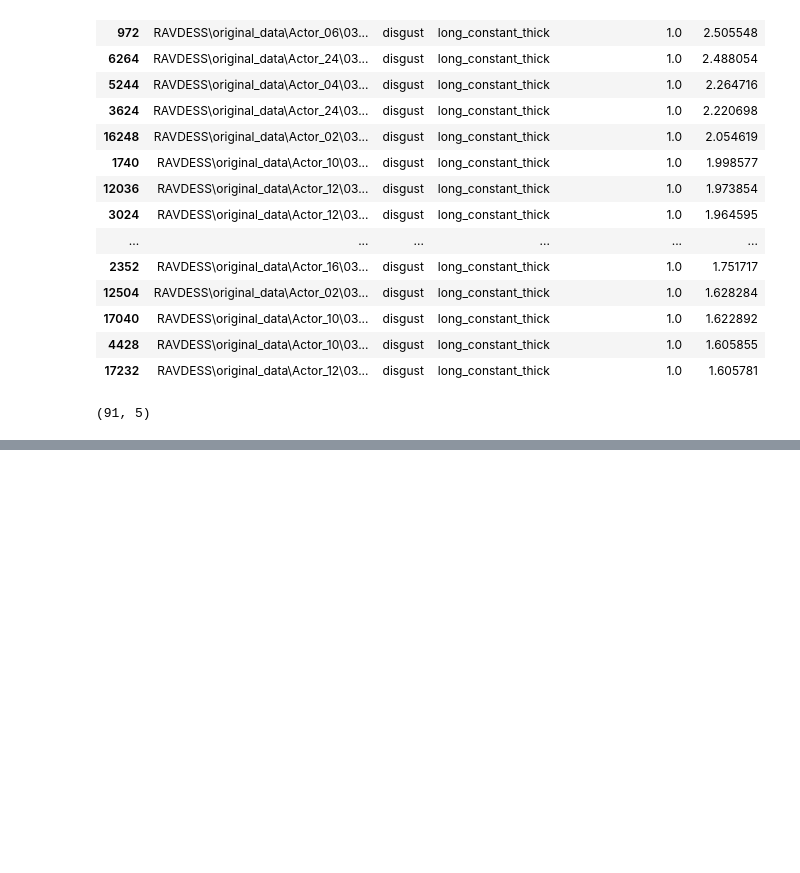
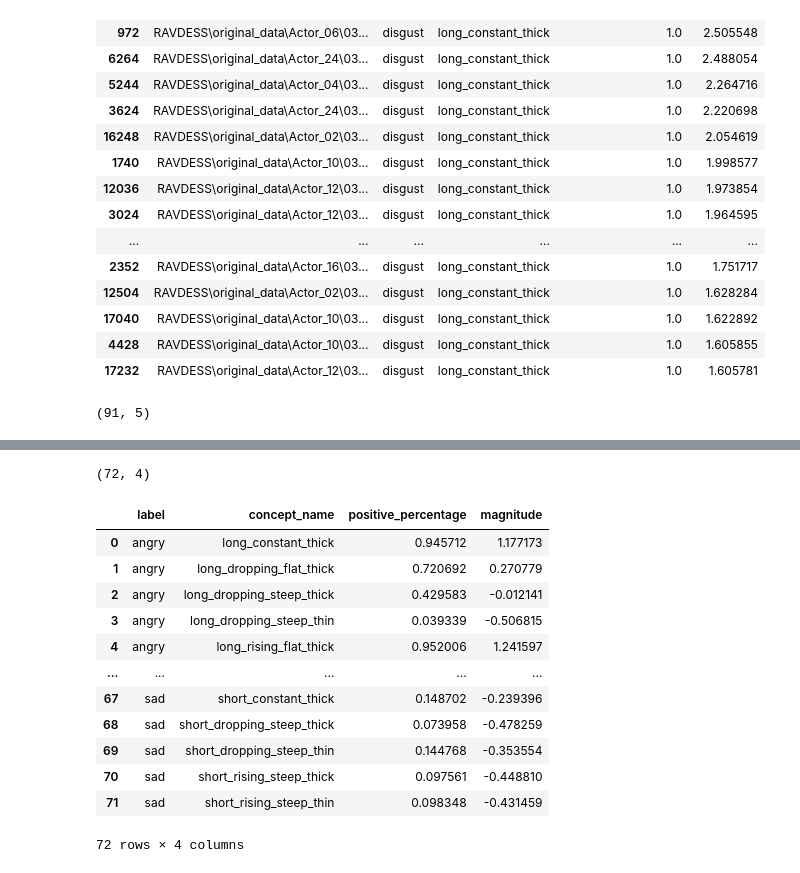
Before and after one commit to Ely6899/Audio_processing_project, a Jupyter notebook: Models/SentimentAnalysis/data_examination.ipynb, the cells around one changed output, grey strips where cells are left out. Saved outputs shown, nothing was run; the diff lists cells and outputs as text; code cells hidden in the pictures; blank space fills up the shorter version.

```diff
--- a/Models/SentimentAnalysis/data_examination.ipynb
+++ b/Models/SentimentAnalysis/data_examination.ipynb
@@ -343,0 +416,24 @@ df_merged.shape
+# %%
+# get the average positive_percentage and magnitude per label and concept_name
+df_groupby = df_merged.groupby(['label', 'concept_name']).agg({'positive_percentage': 'mean', 'magnitude': 'mean'}).reset_index()
+
+df_groupby.head(20)
+df_groupby.shape
+# %% [output]
+(72, 4)
+# %%
+df_groupby
+# %% [output]
+|  | label | concept_name | positive_percentage | magnitude |
+| 0 | angry | long_constant_thick | 0.945712 | 1.177173 |
+| 1 | angry | long_dropping_flat_thick | 0.720692 | 0.270779 |
+| 2 | angry | long_dropping_steep_thick | 0.429583 | -0.012141 |
+| 3 | angry | long_dropping_steep_thin | 0.039339 | -0.506815 |
+| 4 | angry | long_rising_flat_thick | 0.952006 | 1.241597 |
+| ... | ... | ... | ... | ... |
+| 67 | sad | short_constant_thick | 0.148702 | -0.239396 |
+| 68 | sad | short_dropping_steep_thick | 0.073958 | -0.478259 |
+| 69 | sad | short_dropping_steep_thin | 0.144768 | -0.353554 |
+| 70 | sad | short_rising_steep_thick | 0.097561 | -0.448810 |
+| 71 | sad | short_rising_steep_thin | 0.098348 | -0.431459 |
+72 rows × 4 columns
```
Also changed, not shown: parts of 13 cells of this notebook.
